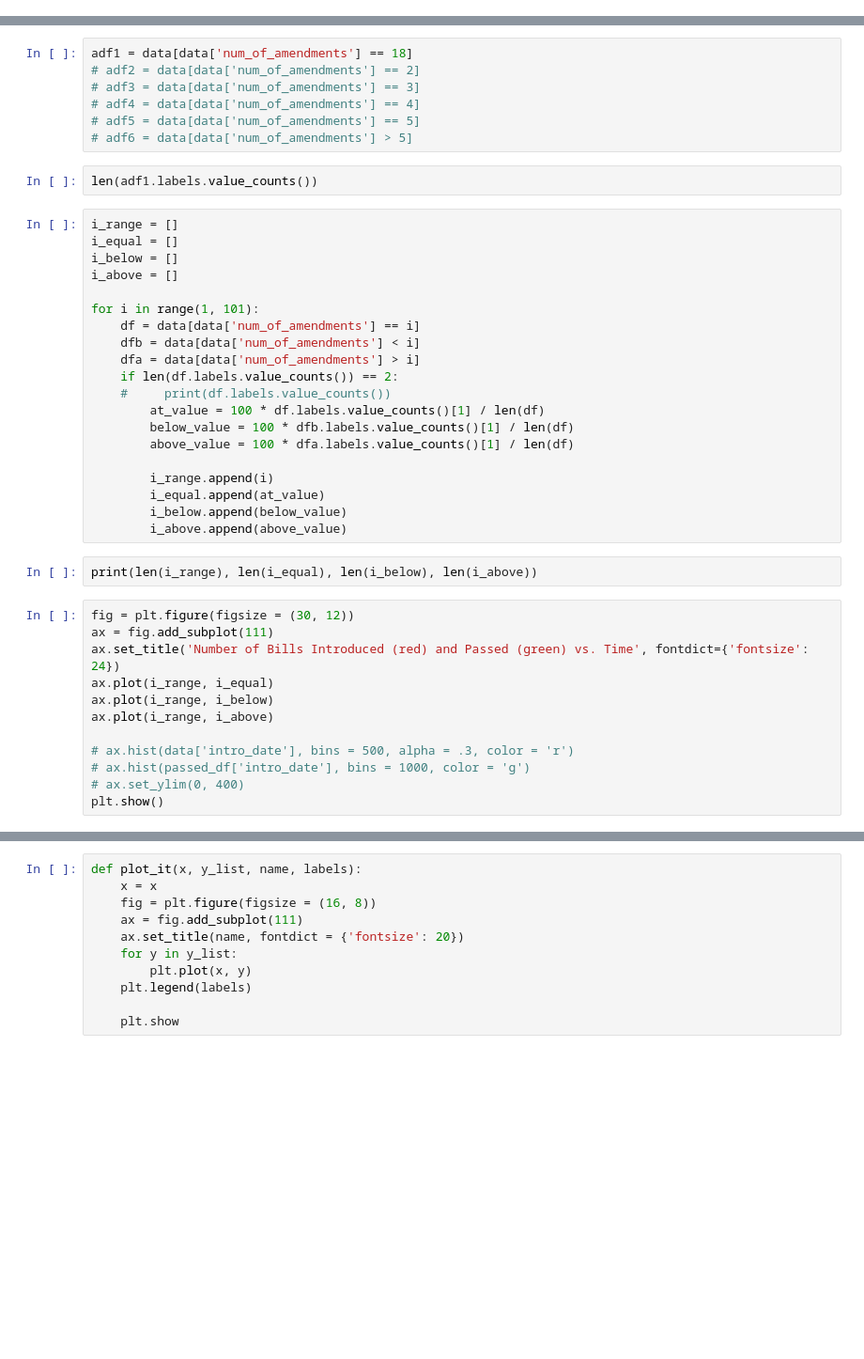
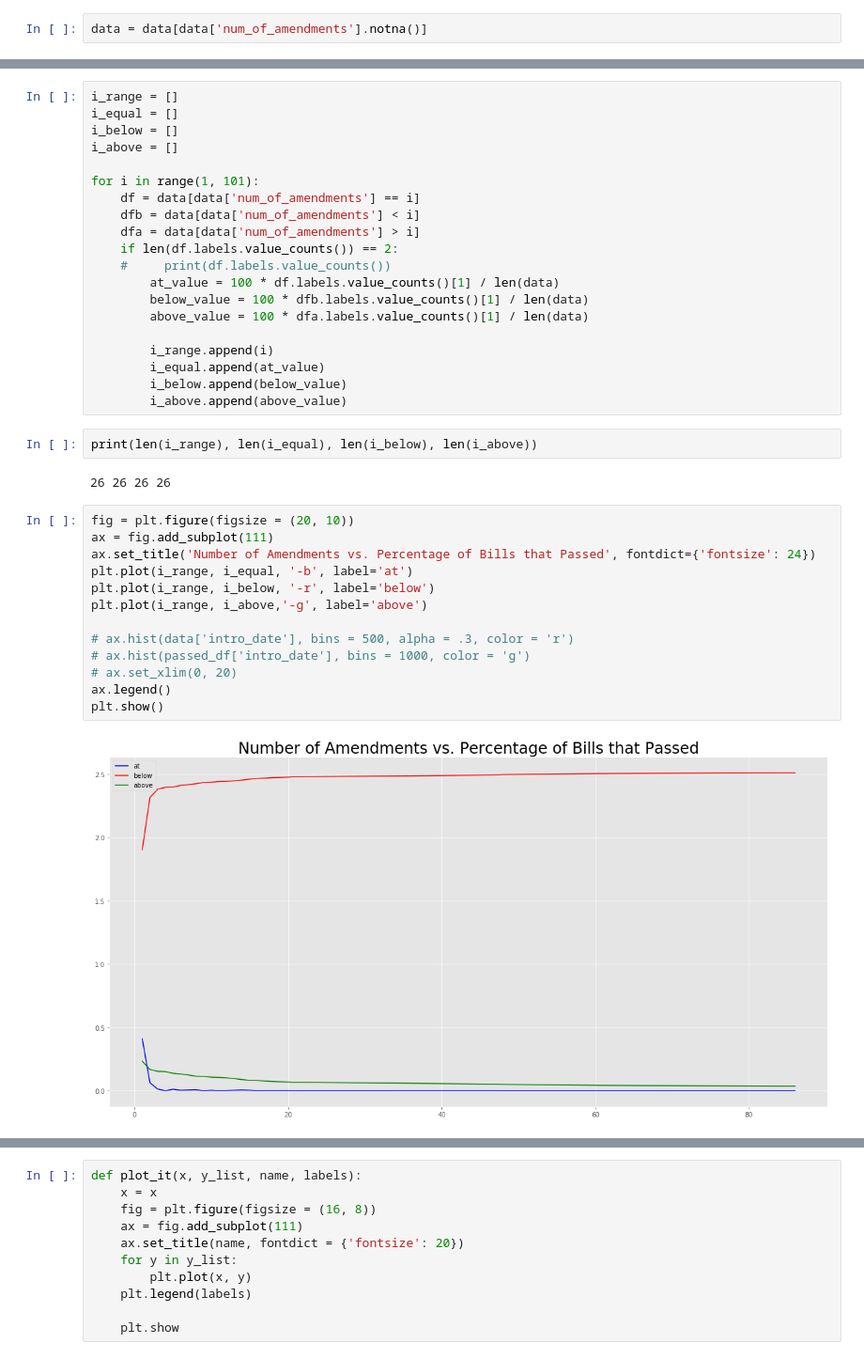
Before and after one commit to BruceZu/galvanize_capstone, a Jupyter notebook: src/random_forest_model.ipynb, the cells around one changed output, grey strips where cells are left out. Shown at 94% size. Drawn from its saved outputs; the diff is of its cells as text; blank space fills up the shorter version.

Commit message:
exploring new data with random forest

```diff
--- a/src/random_forest_model.ipynb
+++ b/src/random_forest_model.ipynb
@@ -40,2 +33,4 @@ plt.show()
+# %%
+data = data[data['num_of_amendments'].notna()]
 # %%
 data.labels.value_counts()
@@ -42,12 +41,3 @@ data.labels.value_counts()
-# %%
-adf1 = data[data['num_of_amendments'] == 18]
-# adf2 = data[data['num_of_amendments'] == 2]
-# adf3 = data[data['num_of_amendments'] == 3]
-# adf4 = data[data['num_of_amendments'] == 4]
-# adf5 = data[data['num_of_amendments'] == 5]
-# adf6 = data[data['num_of_amendments'] > 5]
-# %%
-len(adf1.labels.value_counts())
 # %%
 i_range = []
 i_equal = []
@@ -60,9 +50,9 @@ for i in range(1, 101):
     dfa = data[data['num_of_amendments'] > i]
     if len(df.labels.value_counts()) == 2:
     #     print(df.labels.value_counts())
-        at_value = 100 * df.labels.value_counts()[1] / len(df)
-        below_value = 100 * dfb.labels.value_counts()[1] / len(df)
-        above_value = 100 * dfa.labels.value_counts()[1] / len(df)
+        at_value = 100 * df.labels.value_counts()[1] / len(data)
+        below_value = 100 * dfb.labels.value_counts()[1] / len(data)
+        above_value = 100 * dfa.labels.value_counts()[1] / len(data)
 
         i_range.append(i)
         i_equal.append(at_value)
@@ -70,18 +60,23 @@ for i in range(1, 101):
         i_above.append(above_value)
 # %%
 print(len(i_range), len(i_equal), len(i_below), len(i_above))
+# %% [output]
+26 26 26 26
 # %%
-fig = plt.figure(figsize = (30, 12))
+fig = plt.figure(figsize = (20, 10))
 ax = fig.add_subplot(111)
-ax.set_title('Number of Bills Introduced (red) and Passed (green) vs. Time', fontdict={'fontsize': 24})
-ax.plot(i_range, i_equal)
-ax.plot(i_range, i_below)
-ax.plot(i_range, i_above)
+ax.set_title('Number of Amendments vs. Percentage of Bills that Passed', fontdict={'fontsize': 24})
+plt.plot(i_range, i_equal, '-b', label='at')
+plt.plot(i_range, i_below, '-r', label='below')
+plt.plot(i_range, i_above,'-g', label='above')
 
 # ax.hist(data['intro_date'], bins = 500, alpha = .3, color = 'r')
 # ax.hist(passed_df['intro_date'], bins = 1000, color = 'g')
-# ax.set_ylim(0, 400)
+# ax.set_xlim(0, 20)
+ax.legend()
 plt.show()
+# %% [output]
+[figure, added]
 # %%
 # First iteration of Random Forest showed that congress_id 115th is a top feature when measured using
 # average Gini importance. Of course it is... nothing was labeled with 0 since every bill that hasn't
```
Also changed, not shown: parts of 12 cells of this notebook, 1 other file.
